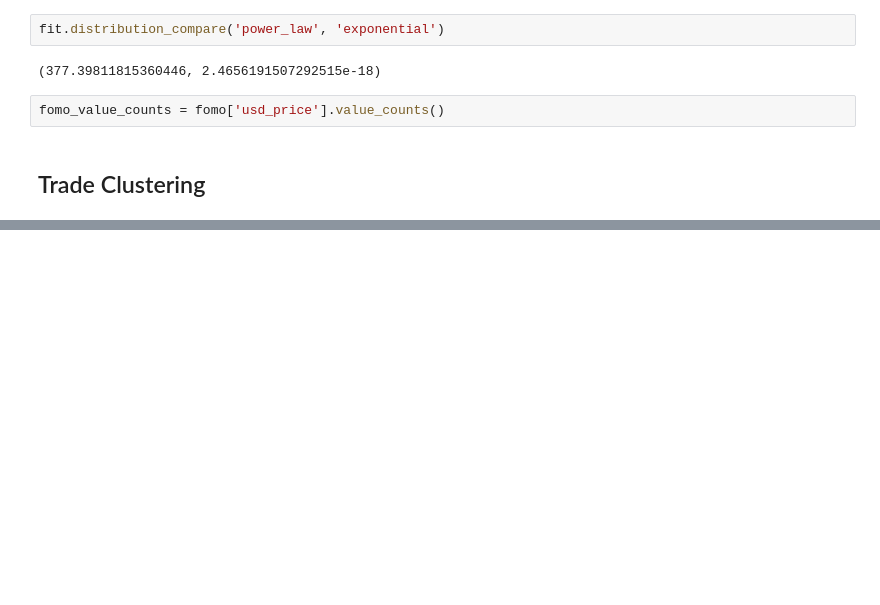
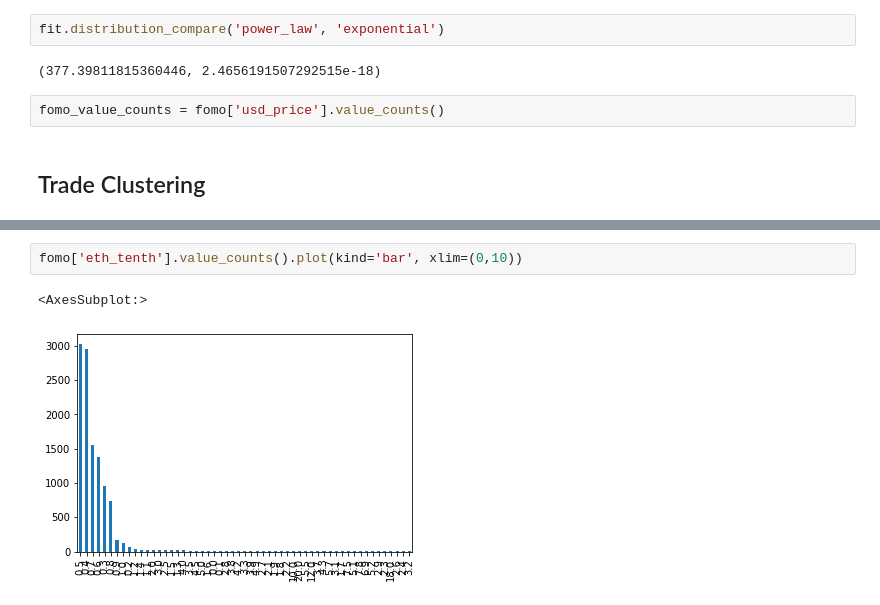
Before and after one commit to Cwolfe13/NFT-Wash-Analysis, a Jupyter notebook: benford.ipynb, the cells around one changed output, grey strips where cells are left out. Cells and saved outputs as stored; diff of their text form; blank space fills up the shorter version.

```diff
--- a/benford.ipynb
+++ b/benford.ipynb
@@ -383,0 +409,5 @@ fomo_value_counts = fomo['usd_price'].value_counts()
+# %%
+fomo['eth_tenth'].value_counts().plot(kind='bar', xlim=(0,10))
+# %% [output]
+<AxesSubplot:>
+[figure, added]
```
Also changed, not shown: parts of 14 cells of this notebook, 2 other files.
